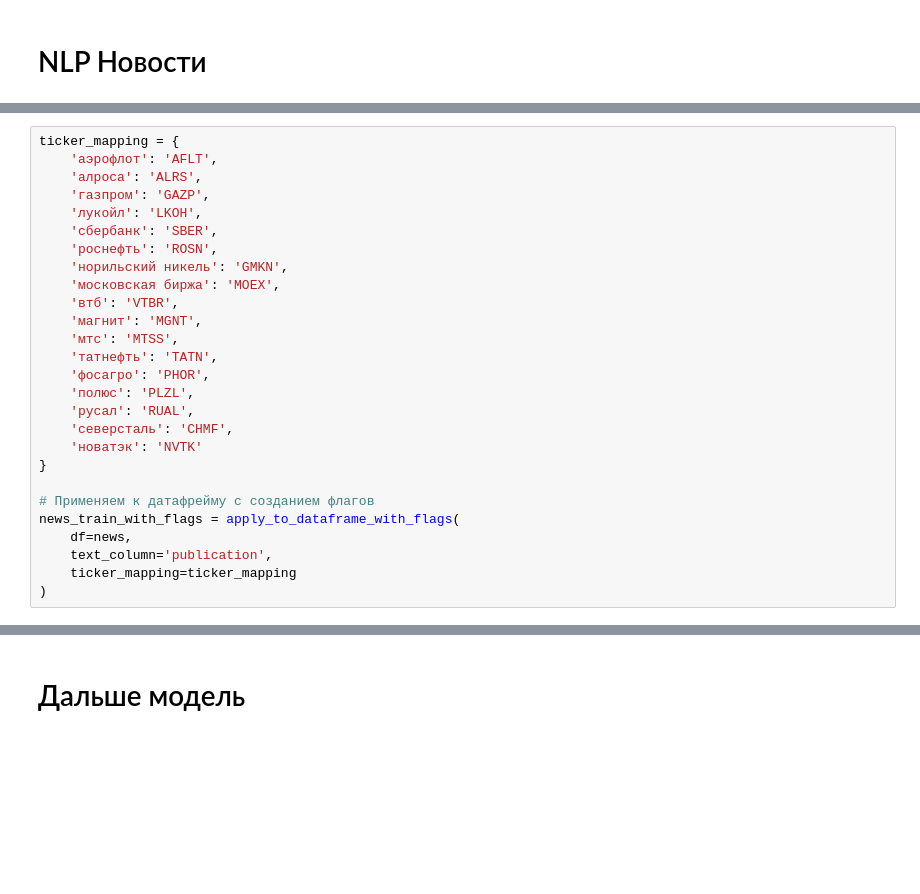
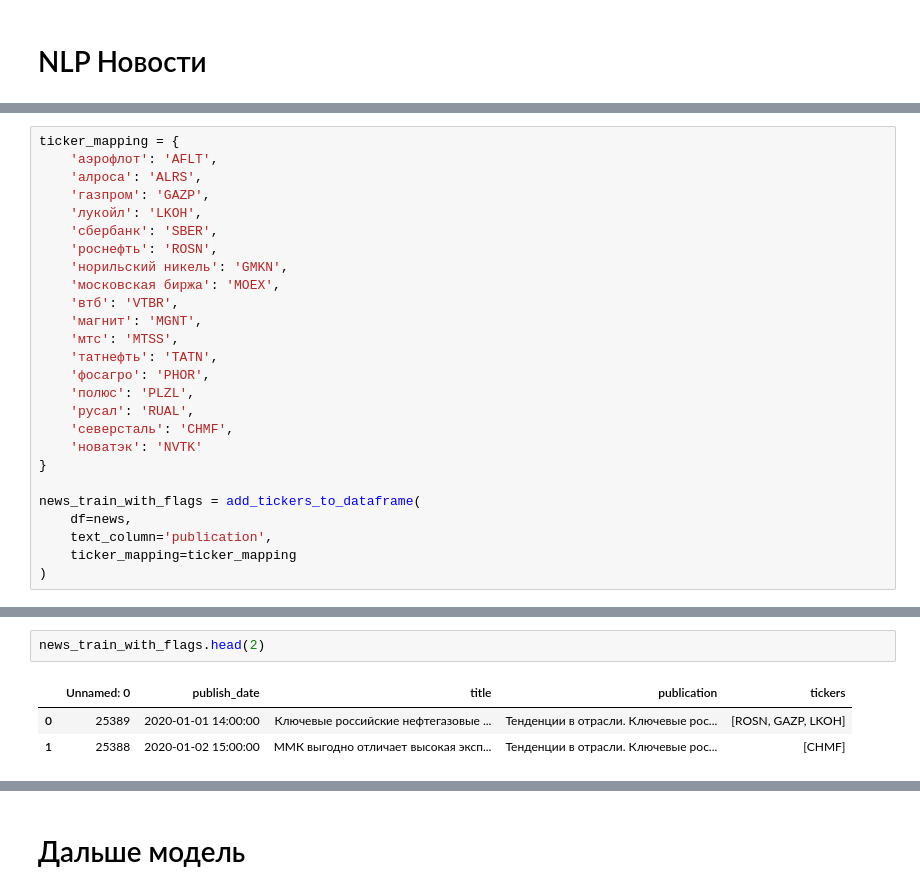
Before and after one commit to AlexRos06/finam-x-hse-trade-ai-hack-forecast, a Jupyter notebook: scripts/Finam_HSE_3.ipynb, the cells around one changed output, grey strips where cells are left out. Saved outputs shown, nothing was run; the diff lists cells and outputs as text; blank space fills up the shorter version.

```diff
--- a/scripts/Finam_HSE_3.ipynb
+++ b/scripts/Finam_HSE_3.ipynb
@@ -243,8 +125,7 @@ ticker_mapping = {
     'новатэк': 'NVTK'
 }
 
-# Применяем к датафрейму с созданием флагов
-news_train_with_flags = apply_to_dataframe_with_flags(
+news_train_with_flags = add_tickers_to_dataframe(
     df=news,
     text_column='publication',
     ticker_mapping=ticker_mapping
@@ -494,0 +133,6 @@ def reanalyze_with_enhancements(df) -> pd.DataFrame:
+# %%
+news_train_with_flags.head(2)
+# %% [output]
+|  | Unnamed: 0 | publish_date | title | publication | tickers |
+| 0 | 25389 | 2020-01-01 14:00:00 | Ключевые российские нефтегазовые ... | Тенденции в отрасли. Ключевые рос... | [ROSN, GAZP, LKOH] |
+| 1 | 25388 | 2020-01-02 15:00:00 | ММК выгодно отличает высокая эксп... | Тенденции в отрасли. Ключевые рос... | [CHMF] |
```
Also changed, not shown: parts of 7 cells of this notebook, 11 other files.
